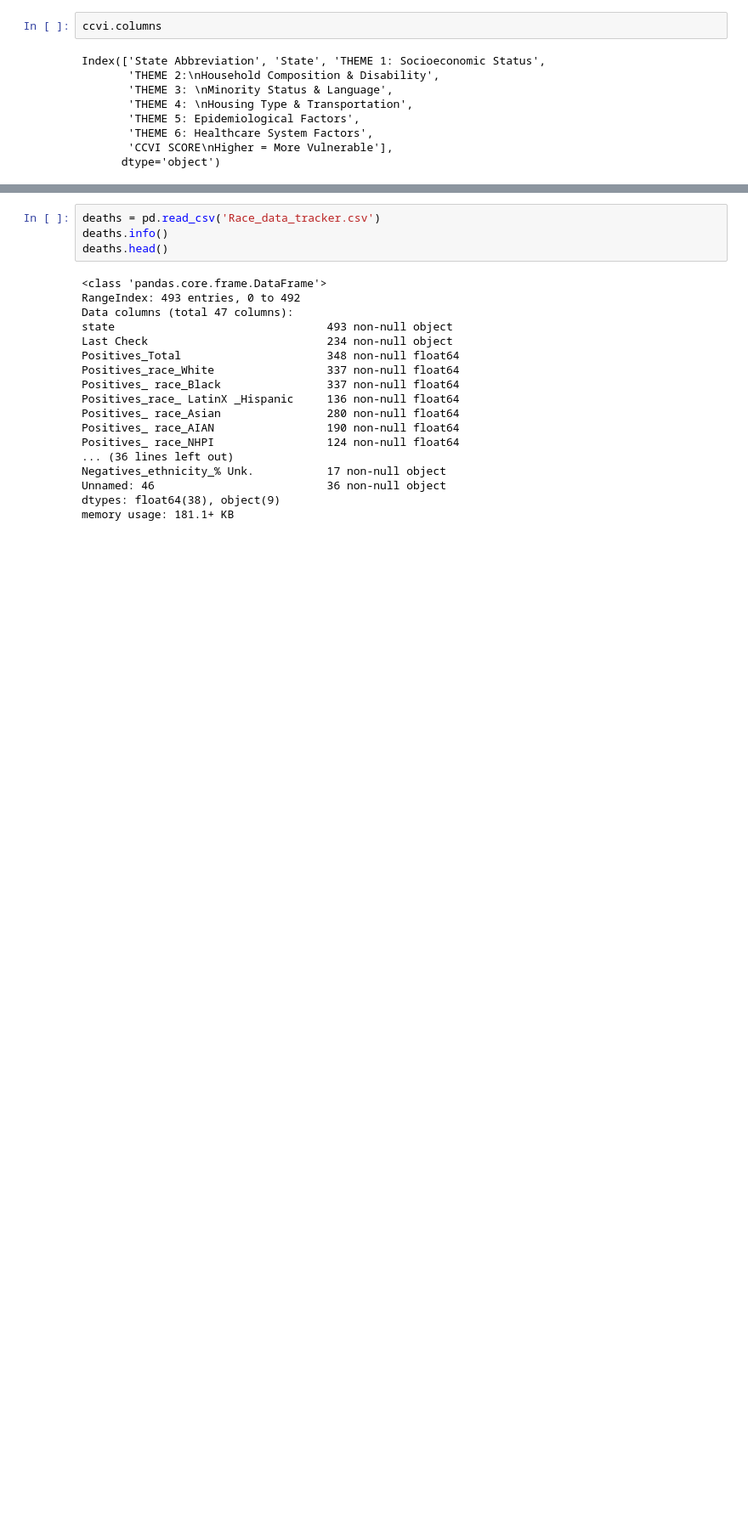
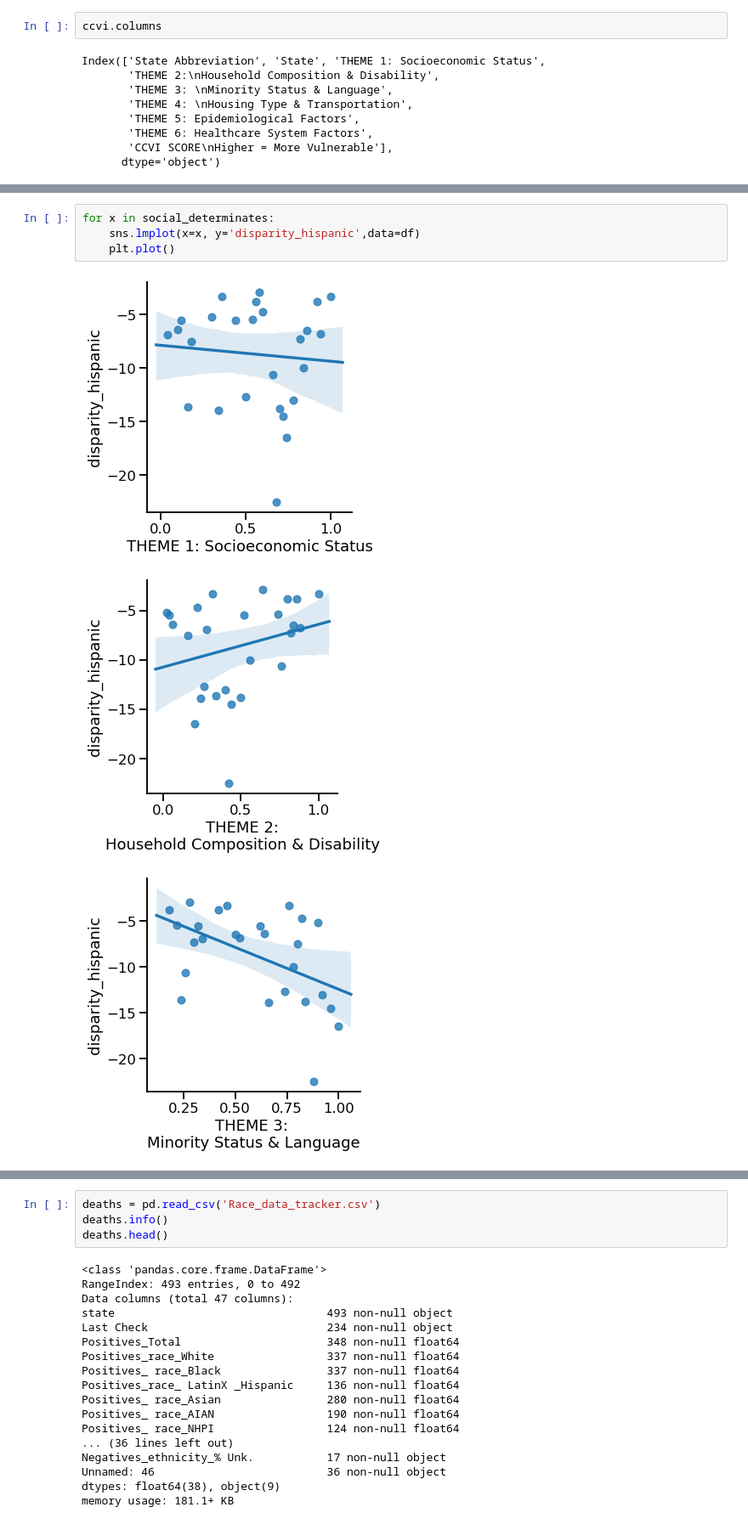
Before and after one commit to kmussar/covid19_datathon, a Jupyter notebook: KM_covid19_state_level_deaths_and_ccvi.ipynb, the cells around one changed output, grey strips where cells are left out. Shown at 85% size. Drawn from its saved outputs; the diff is of its cells as text; blank space fills up the shorter version.

```diff
--- a/KM_covid19_state_level_deaths_and_ccvi.ipynb
+++ b/KM_covid19_state_level_deaths_and_ccvi.ipynb
@@ -78,0 +279,8 @@ Index(['State Abbreviation', 'State', 'THEME 1: Socioeconomic Status',
+# %%
+for x in social_determinates:
+    sns.lmplot(x=x, y='disparity_hispanic',data=df)
+    plt.plot()
+# %% [output]
+[figure, added]
+[figure, added]
+[figure, added]
```
Also changed, not shown: parts of 45 cells of this notebook.
